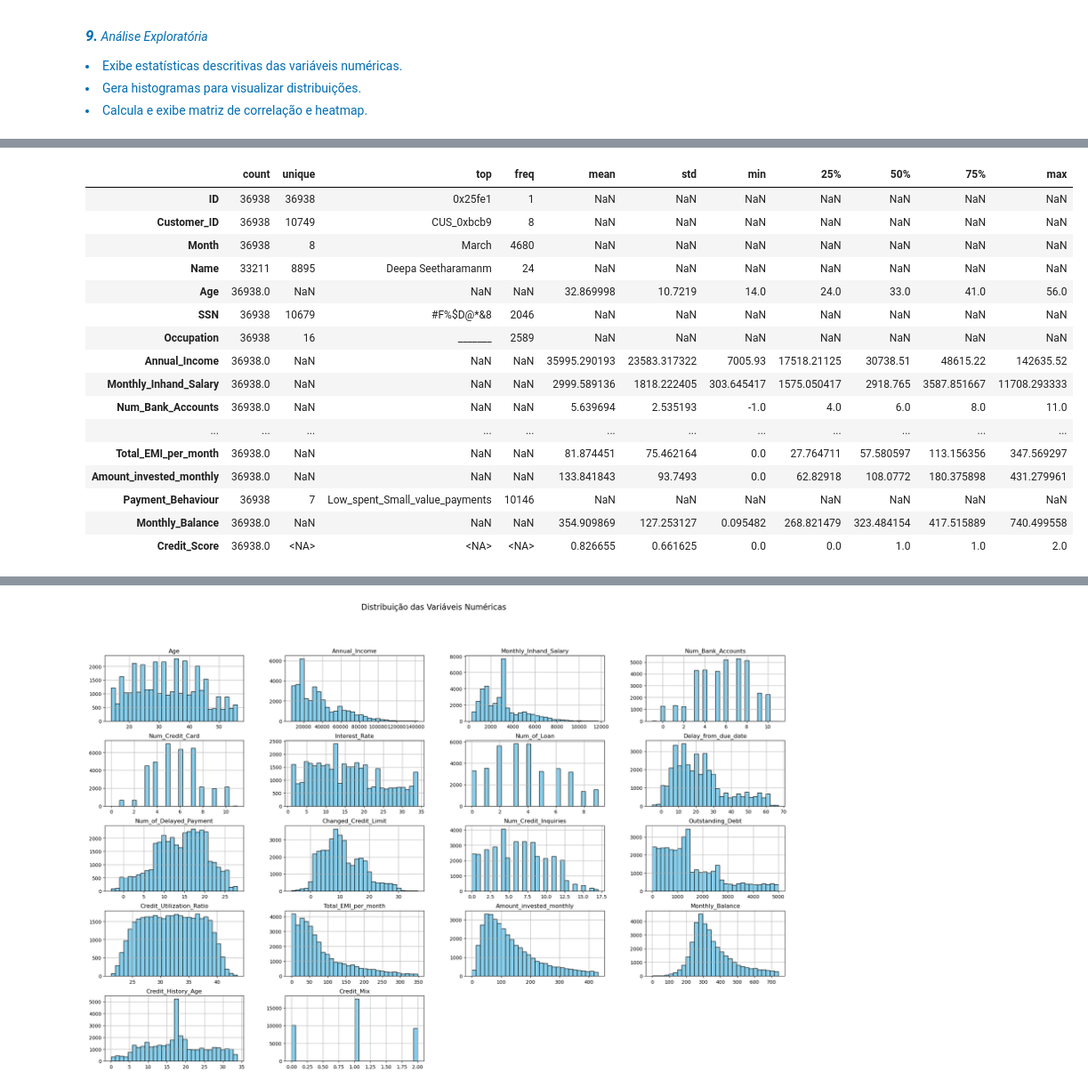
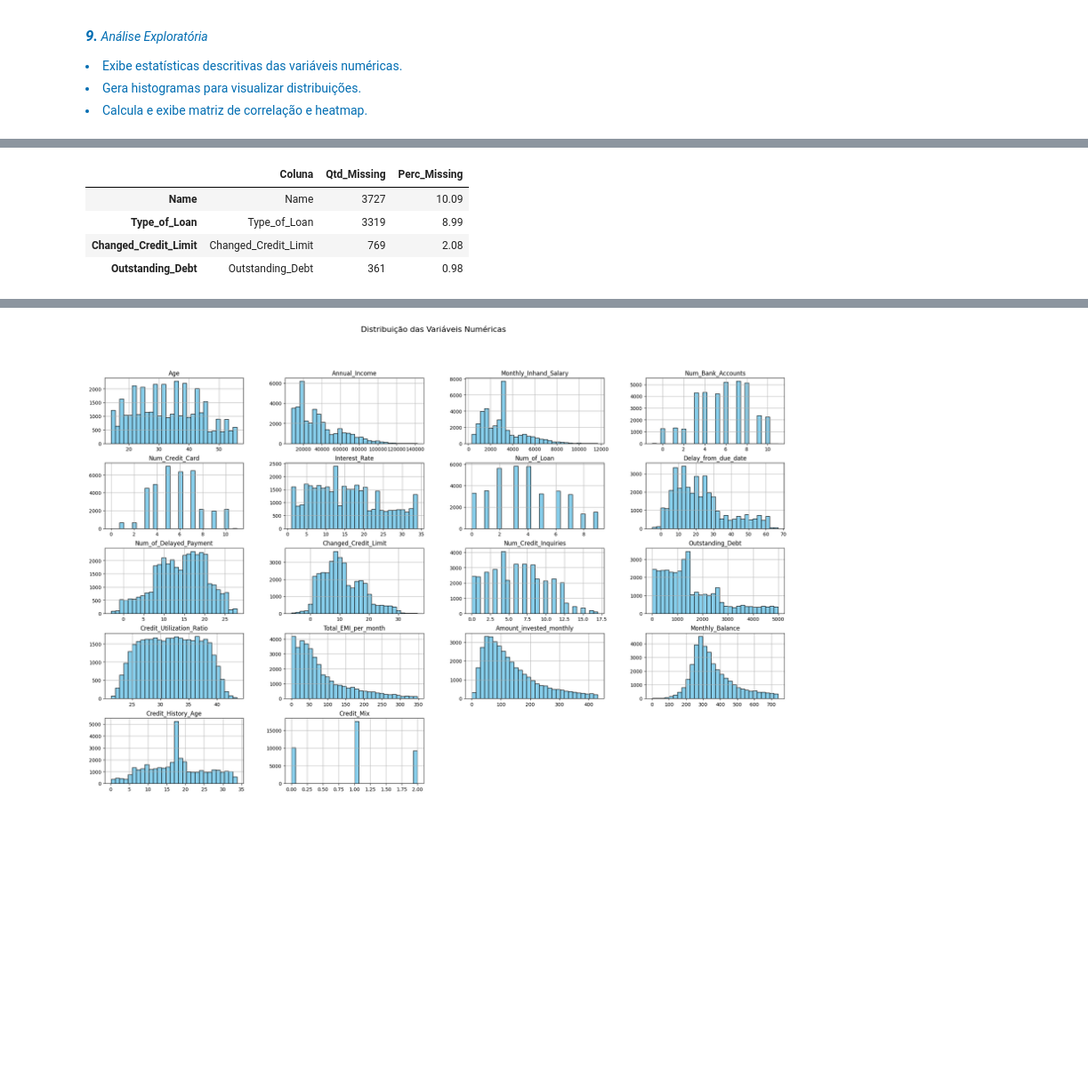
Before and after one commit to eroiborges/projetointegrado, a Jupyter notebook: Trabalho Final ML.ipynb, the cells around one changed output, grey strips where cells are left out. Shown at 89% size. Cells and saved outputs as stored; diff of their text form; code cells hidden in the pictures; blank space fills up the shorter version.

Commit message:
WIP para tratamento do ponto 1 (EDA)

```diff
--- a/Trabalho Final ML.ipynb
+++ b/Trabalho Final ML.ipynb
@@ -130,0 +253,20 @@ df['Credit_History_Age'] = pd.to_numeric(df['Credit_History_Age'], errors='coerc
+# %%
+# Criando subplots para os boxplots
+fig, axes = plt.subplots(2, 5, figsize=(20, 10))
+fig.suptitle('Boxplots das Variáveis Numéricas', fontsize=16)
+
+# Lista de colunas para plotar
+colunas = ['Num_Credit_Card', 'Interest_Rate', 'Num_of_Loan', 'Num_of_Delayed_Payment',
+           'Num_Credit_Inquiries', 'Annual_Income', 'Total_EMI_per_month', 'Monthly_Balance',
+           'Amount_invested_monthly', 'Credit_Mix']
+
+# Plotando cada boxplot
+for i, coluna in enumerate(colunas):
+    row = i // 5
+    col = i % 5
+    sns.boxplot(data=df_age_tratados, y=coluna, ax=axes[row, col])
+    axes[row, col].set_title(coluna)
+    axes[row, col].tick_params(axis='x', rotation=45)
+
+plt.tight_layout()
+plt.show()
@@ -205,6 +495,56 @@ df[var_num].describe().round(2)
 | 75% | 41.00 | 48615.22 | 3587.85 | 8.00 | 7.00 | 21.00 | ... |
 | max | 56.00 | 142635.52 | 11708.29 | 11.00 | 11.00 | 34.00 | ... |
 # %%
-print("Estatísticas descritivas:")
-display(df.describe(include='all').transpose())
+# Análise detalhada de valores ausentes
+print("=" * 80)
+print("ANÁLISE DE VALORES AUSENTES")
+print("=" * 80)
+
+missing_data = pd.DataFrame({
+    'Coluna': df.columns,
+    'Qtd_Missing': df.isnull().sum(),
+    'Perc_Missing': (df.isnull().sum() / len(df) * 100).round(2)
+}).sort_values('Qtd_Missing', ascending=False)
+
+print("\nColunas com valores ausentes:")
+display(missing_data[missing_data['Qtd_Missing'] > 0])
+
+# Distribuição da variável target
+print("\n" + "=" * 80)
+print("DISTRIBUIÇÃO DO CREDIT SCORE (TARGET)")
+print("=" * 80)
+
+credit_score_dist = df['Credit_Score'].value_counts().sort_index()
+credit_score_perc = (df['Credit_Score'].value_counts(normalize=True) * 100).round(2).sort_index()
+
+score_summary = pd.DataFrame({
+    'Classe': ['Poor', 'Standard', 'Good'],
+    'Quantidade': credit_score_dist.values,
+    'Percentual': credit_score_perc.values
+})
+
+display(score_summary)
+
+# Visualização da distribuição do target
+fig, axes = plt.subplots(1, 2, figsize=(14, 5))
+
+# Gráfico de barras
+axes[0].bar(score_summary['Classe'], score_summary['Quantidade'], color=['#e74c3c', '#f39c12', '#27ae60'], edgecolor='black')
+axes[0].set_title('Distribuição do Credit Score', fontsize=14, fontweight='bold')
+axes[0].set_xlabel('Credit Score', fontsize=12)
+axes[0].set_ylabel('Quantidade de Clientes', fontsize=12)
+axes[0].grid(axis='y', alpha=0.3)
+
+# Adicionar valores nas barras
+for i, v in enumerate(score_summary['Quantidade']):
+    axes[0].text(i, v + 500, str(v), ha='center', fontweight='bold')
+
+# Gráfico de pizza
+colors_pie = ['#e74c3c', '#f39c12', '#27ae60']
+axes[1].pie(score_summary['Quantidade'], labels=score_summary['Classe'], autopct='%1.1f%%',
+            colors=colors_pie, startangle=90, textprops={'fontsize': 11, 'fontweight': 'bold'})
+axes[1].set_title('Proporção do Credit Score', fontsize=14, fontweight='bold')
+
+plt.tight_layout()
+plt.show()
 # %% [output]
@@ -212,17 +556,5 @@ Estatísticas descritivas:
-|  | count | unique | top | freq | mean | std | min | 25% | 50% | 75% | max |
-| ID | 36938 | 36938 | 0x25fe1 | 1 | NaN | NaN | NaN | NaN | NaN | NaN | NaN |
-| Customer_ID | 36938 | 10749 | CUS_0xbcb9 | 8 | NaN | NaN | NaN | NaN | NaN | NaN | NaN |
-| Month | 36938 | 8 | March | 4680 | NaN | NaN | NaN | NaN | NaN | NaN | NaN |
-| Name | 33211 | 8895 | Deepa Seetharamanm | 24 | NaN | NaN | NaN | NaN | NaN | NaN | NaN |
-| Age | 36938.0 | NaN | NaN | NaN | 32.869998 | 10.7219 | 14.0 | 24.0 | 33.0 | 41.0 | 56.0 |
-| SSN | 36938 | 10679 | #F%$D@*&8 | 2046 | NaN | NaN | NaN | NaN | NaN | NaN | NaN |
-| Occupation | 36938 | 16 | _______ | 2589 | NaN | NaN | NaN | NaN | NaN | NaN | NaN |
-| Annual_Income | 36938.0 | NaN | NaN | NaN | 35995.290193 | 23583.317322 | 7005.93 | 17518.21125 | 30738.51 | 48615.22 | 142635.52 |
-| Monthly_Inhand_Salary | 36938.0 | NaN | NaN | NaN | 2999.589136 | 1818.222405 | 303.645417 | 1575.050417 | 2918.765 | 3587.851667 | 11708.293333 |
-| Num_Bank_Accounts | 36938.0 | NaN | NaN | NaN | 5.639694 | 2.535193 | -1.0 | 4.0 | 6.0 | 8.0 | 11.0 |
-| ... | ... | ... | ... | ... | ... | ... | ... | ... | ... | ... | ... |
-| Total_EMI_per_month | 36938.0 | NaN | NaN | NaN | 81.874451 | 75.462164 | 0.0 | 27.764711 | 57.580597 | 113.156356 | 347.569297 |
-| Amount_invested_monthly | 36938.0 | NaN | NaN | NaN | 133.841843 | 93.7493 | 0.0 | 62.82918 | 108.0772 | 180.375898 | 431.279961 |
-| Payment_Behaviour | 36938 | 7 | Low_spent_Small_value_payments | 10146 | NaN | NaN | NaN | NaN | NaN | NaN | NaN |
-| Monthly_Balance | 36938.0 | NaN | NaN | NaN | 354.909869 | 127.253127 | 0.095482 | 268.821479 | 323.484154 | 417.515889 | 740.499558 |
-| Credit_Score | 36938.0 | <NA> | <NA> | <NA> | 0.826655 | 0.661625 | 0.0 | 0.0 | 1.0 | 1.0 | 2.0 |
+|  | Coluna | Qtd_Missing | Perc_Missing |
+| Name | Name | 3727 | 10.09 |
+| Type_of_Loan | Type_of_Loan | 3319 | 8.99 |
+| Changed_Credit_Limit | Changed_Credit_Limit | 769 | 2.08 |
+| Outstanding_Debt | Outstanding_Debt | 361 | 0.98 |
```
Also changed, not shown: parts of 28 cells of this notebook, 1 other file.
